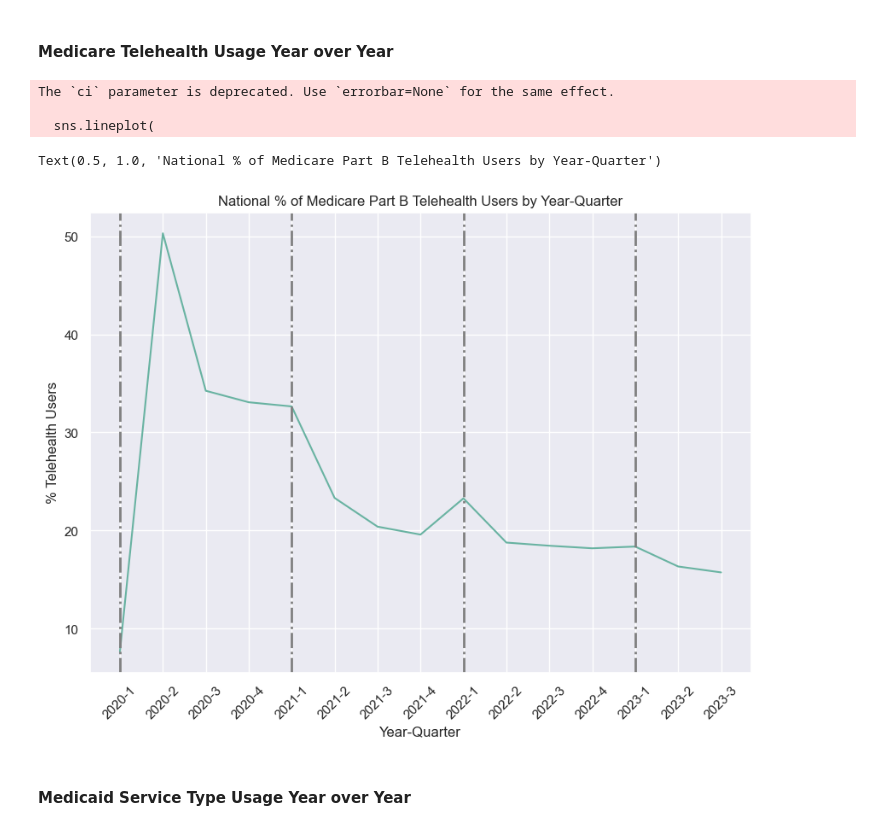
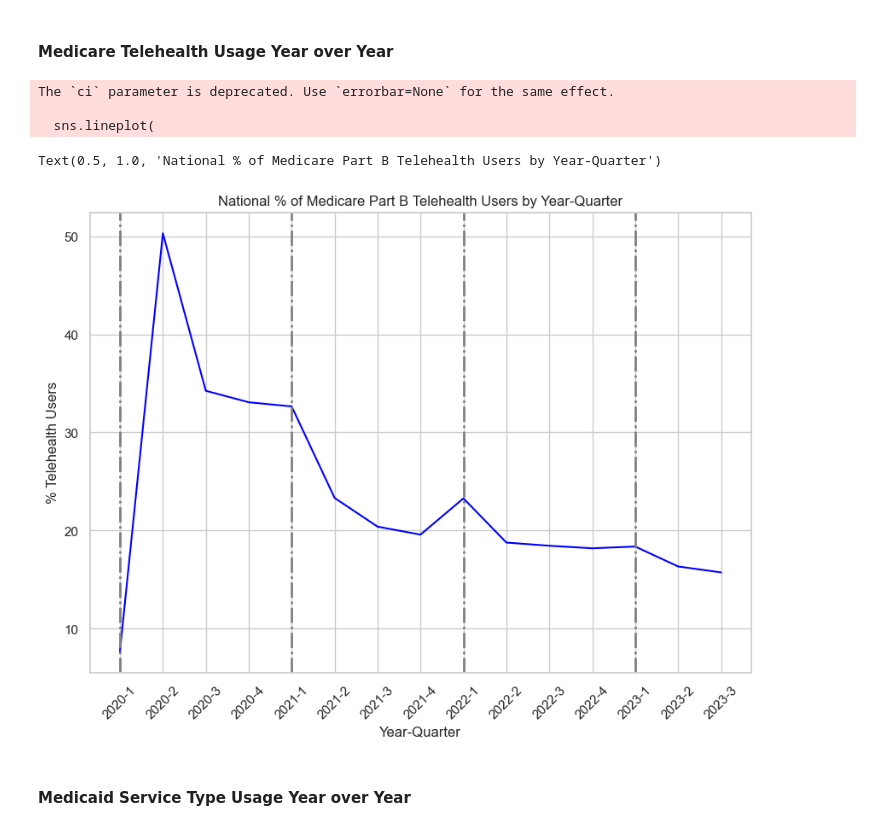
Before and after one commit to MQuarles2012/Telehealth_Analysis, a Jupyter notebook: Capstone Notebook.ipynb, the cells around one changed output. Drawn from its saved outputs; the diff is of its cells as text; code cells hidden in the pictures.

```diff
--- a/Capstone Notebook.ipynb
+++ b/Capstone Notebook.ipynb
@@ -289,39 +290,39 @@ data_by_quarter
 
 #Plot the chart in sns
 # set plot style: grey grid in the background:
-sns.set_theme(style="darkgrid")
+sns.set_theme(style="whitegrid")
 
 # Set the figure size
 plt.figure(figsize=(10, 7))
 
 # plot a bar chart
 sns.lineplot(
     x="year-quarter",
     y="pct_actual_users_out_of_eligible_users",
     data=data_by_quarter,
-    color='#69b3a2',
+    color='blue',
     ci=None);
 
 #Add markers for year
 plt.axvline(linewidth=2, linestyle='-.', color='grey', x='2020-1')
 plt.axvline(linewidth=2, linestyle='-.', color='grey', x='2021-1')
 plt.axvline(linewidth=2, linestyle='-.', color='grey', x='2022-1')
 plt.axvline(linewidth=2, linestyle='-.', color='grey', x='2023-1')
 
 
 #labels
 plt.xticks(rotation=45)
 plt.ylabel('% Telehealth Users')
 plt.xlabel('Year-Quarter')
 plt.title('National % of Medicare Part B Telehealth Users by Year-Quarter')
 
 #Observation: Overall telehealth usage is declining year over year; why?
 # %% [output]
 The `ci` parameter is deprecated. Use `errorbar=None` for the same effect.
 
   sns.lineplot(
 Text(0.5, 1.0, 'National % of Medicare Part B Telehealth Users by Year-Quarter')
-[figure, old version]
+[figure, new version]
 # %% [markdown]
 #### Medicaid Service Type Usage Year over Year
 # %%
```
Also changed, not shown: parts of 76 cells of this notebook, 2 other files.
